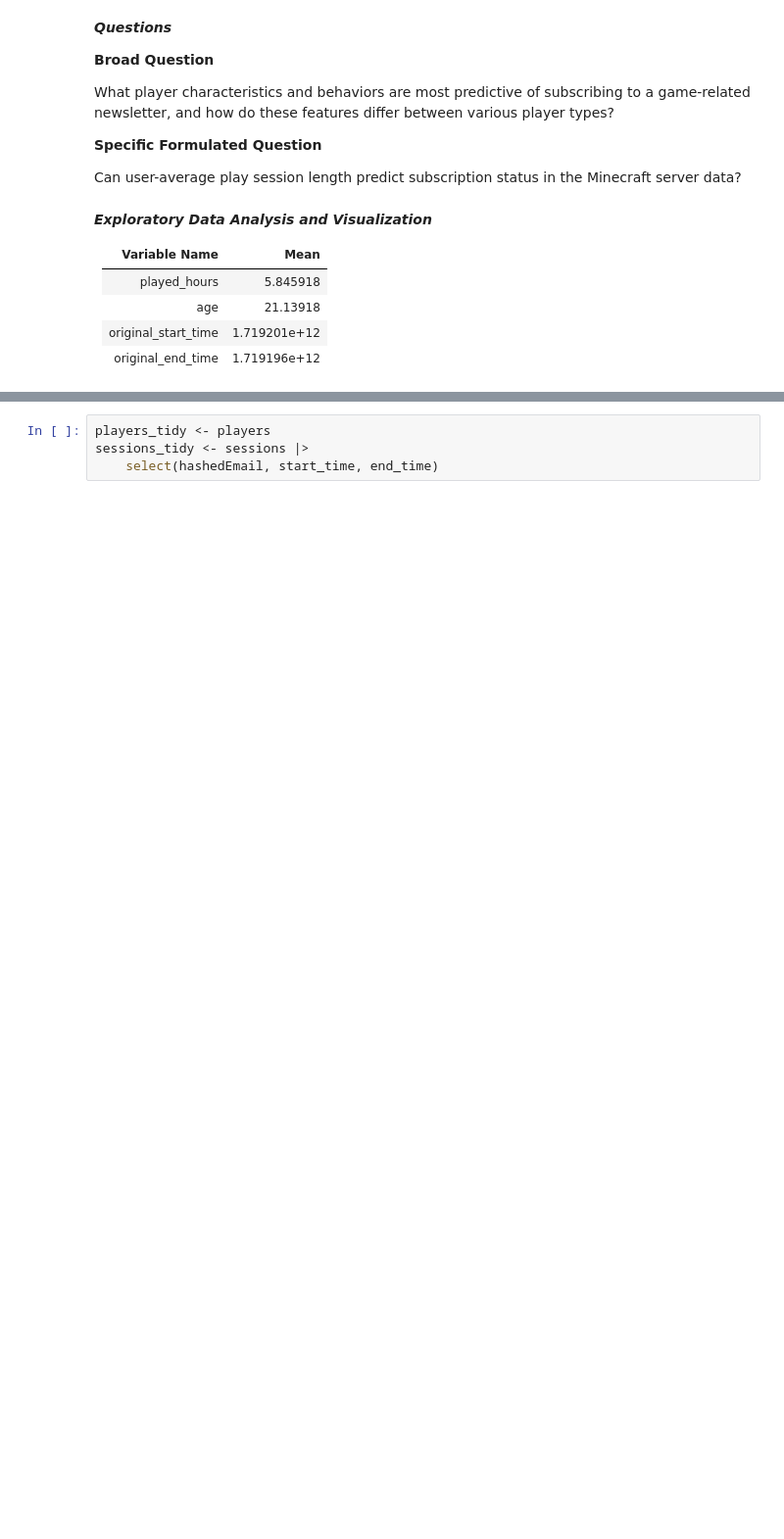
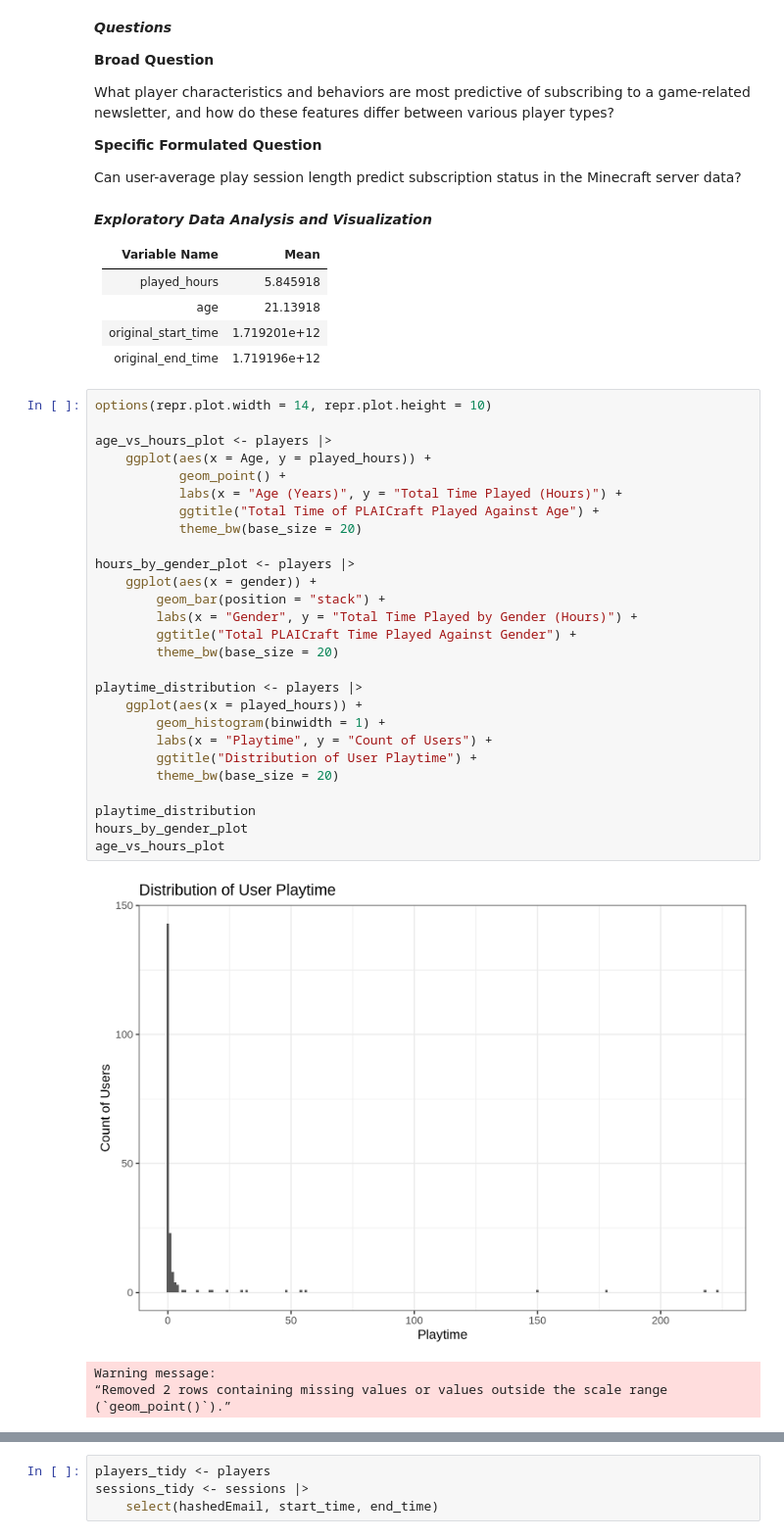
Before and after one commit to ArunSaha206/dsci100-project, a Jupyter notebook: IndividualProjectPlanningStage.ipynb, the cells around one changed output, grey strips where cells are left out. Shown at 98% size. Saved outputs shown, nothing was run; the diff lists cells and outputs as text; blank space fills up the shorter version.

```diff
--- a/IndividualProjectPlanningStage.ipynb
+++ b/IndividualProjectPlanningStage.ipynb
@@ -68,3 +90,35 @@ Can user-average play session length predict subscription status in the Minecraf
 | age | 21.13918 |
 | original_start_time | 1.719201e+12 |
 | original_end_time | 1.719196e+12 |
+# %%
+options(repr.plot.width = 14, repr.plot.height = 10)
+
+age_vs_hours_plot <- players |>
+    ggplot(aes(x = Age, y = played_hours)) +
+           geom_point() +
+           labs(x = "Age (Years)", y = "Total Time Played (Hours)") +
+           ggtitle("Total Time of PLAICraft Played Against Age") +
+           theme_bw(base_size = 20)
+
+hours_by_gender_plot <- players |>
+    ggplot(aes(x = gender)) +
+        geom_bar(position = "stack") +
+        labs(x = "Gender", y = "Total Time Played by Gender (Hours)") +
+        ggtitle("Total PLAICraft Time Played Against Gender") +
+        theme_bw(base_size = 20)
+
+playtime_distribution <- players |>
+    ggplot(aes(x = played_hours)) +
+        geom_histogram(binwidth = 1) +
+        labs(x = "Playtime", y = "Count of Users") +
+        ggtitle("Distribution of User Playtime") +
+        theme_bw(base_size = 20)
+
+playtime_distribution
+hours_by_gender_plot
+age_vs_hours_plot
+# %% [output]
+[figure, added]
+Warning message:
+“Removed 2 rows containing missing values or values outside the scale range
+(`geom_point()`).”
```
Also changed, not shown: parts of 8 cells of this notebook.
